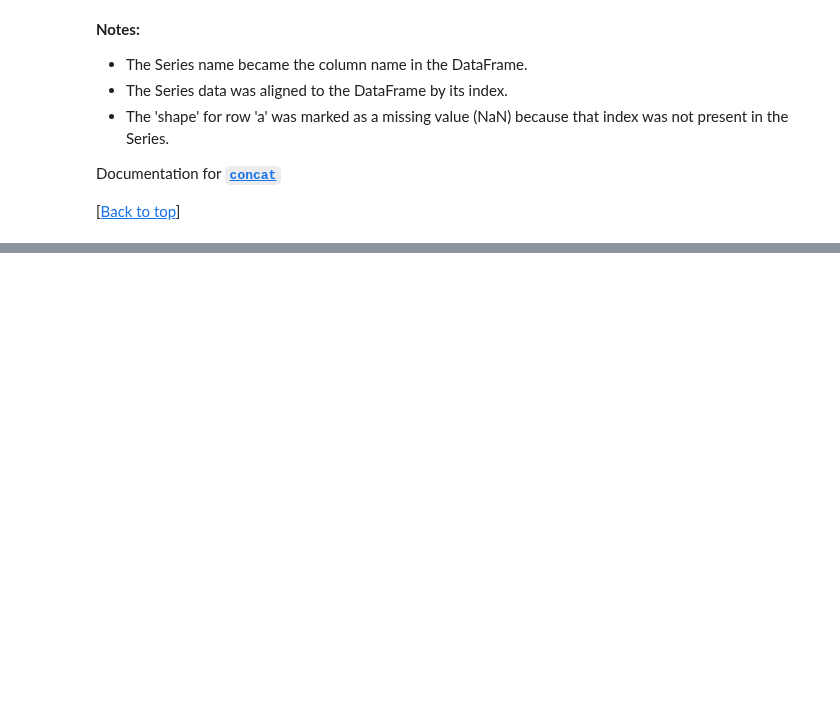
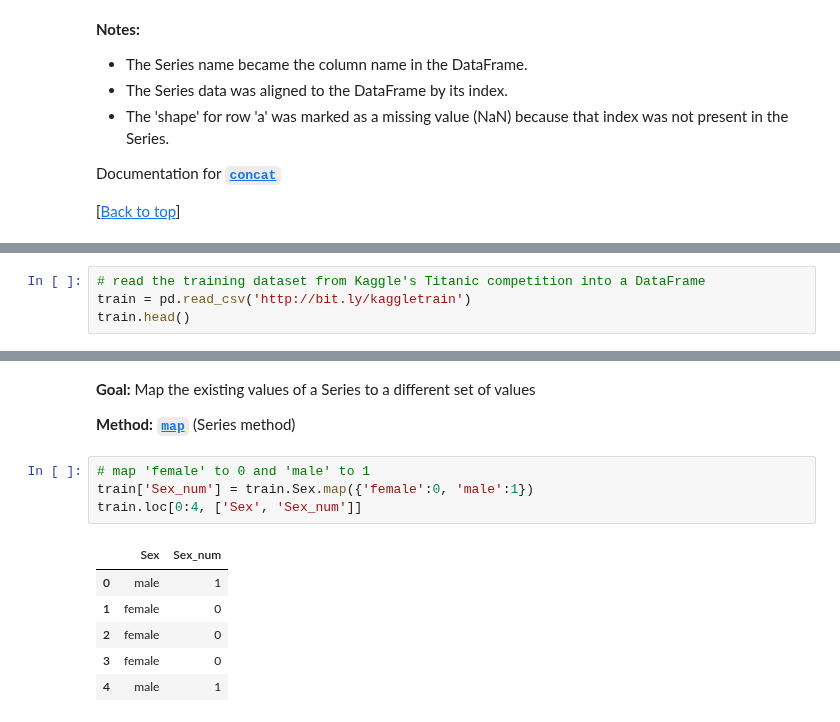
Before and after one commit to justmarkham/pandas-videos, a Jupyter notebook: pandas.ipynb, the cells around one changed output, grey strips where cells are left out. Saved outputs shown, nothing was run; the diff lists cells and outputs as text; blank space fills up the shorter version.

```diff
--- a/pandas.ipynb
+++ b/pandas.ipynb
@@ -3306,0 +3310,4 @@ Documentation for [**`concat`**](http://pandas.pydata.org/pandas-docs/stable/gen
+# %%
+# read the training dataset from Kaggle's Titanic competition into a DataFrame
+train = pd.read_csv('http://bit.ly/kaggletrain')
+train.head()
@@ -3306,0 +3321,15 @@ Documentation for [**`concat`**](http://pandas.pydata.org/pandas-docs/stable/gen
+# %% [markdown]
+**Goal:** Map the existing values of a Series to a different set of values
+
+**Method:** [**`map`**](http://pandas.pydata.org/pandas-docs/stable/generated/pandas.Series.map.html) (Series method)
+# %%
+# map 'female' to 0 and 'male' to 1
+train['Sex_num'] = train.Sex.map({'female':0, 'male':1})
+train.loc[0:4, ['Sex', 'Sex_num']]
+# %% [output]
+|  | Sex | Sex_num |
+| 0 | male | 1 |
+| 1 | female | 0 |
+| 2 | female | 0 |
+| 3 | female | 0 |
+| 4 | male | 1 |
```
Also changed, not shown: parts of 27 cells of this notebook, 1 other file.
